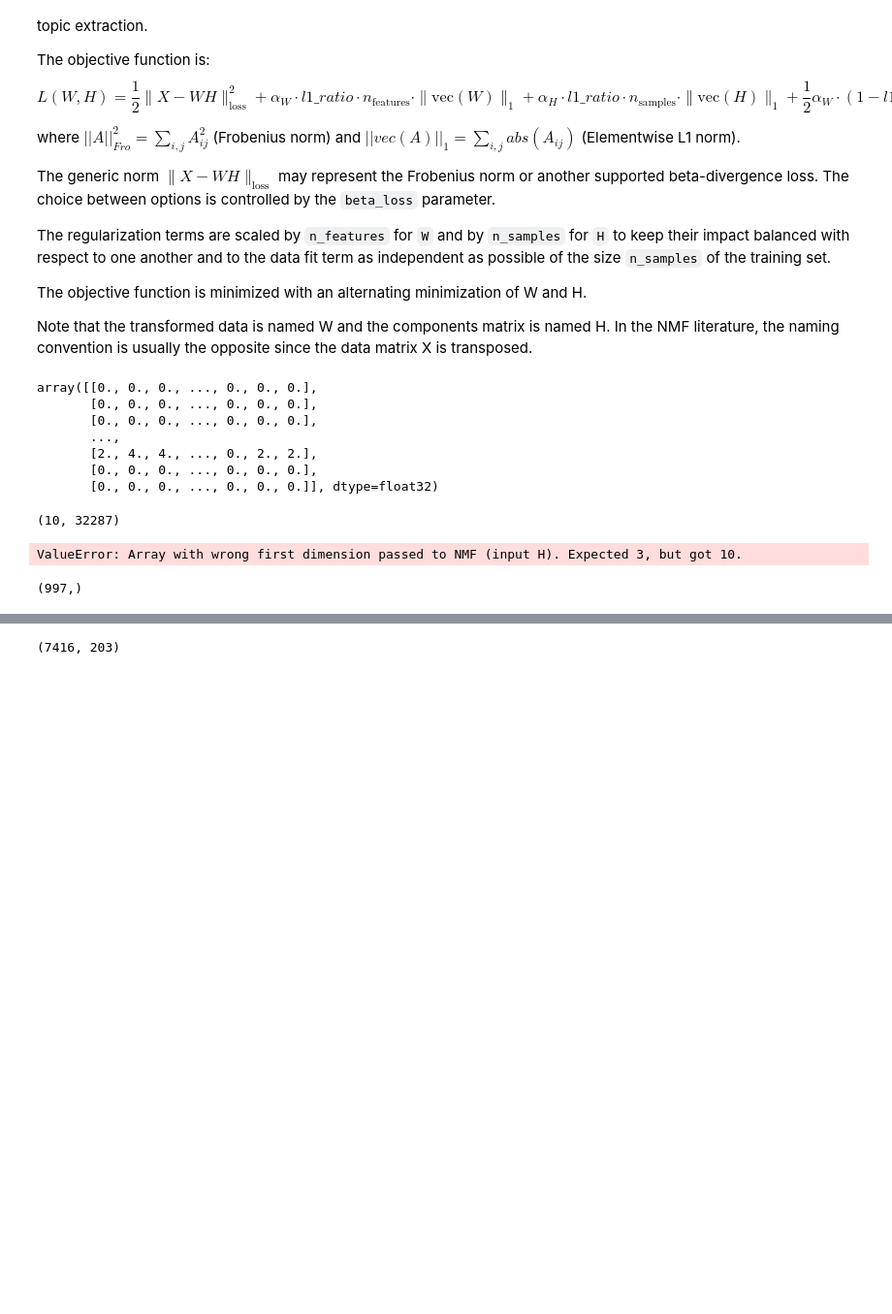
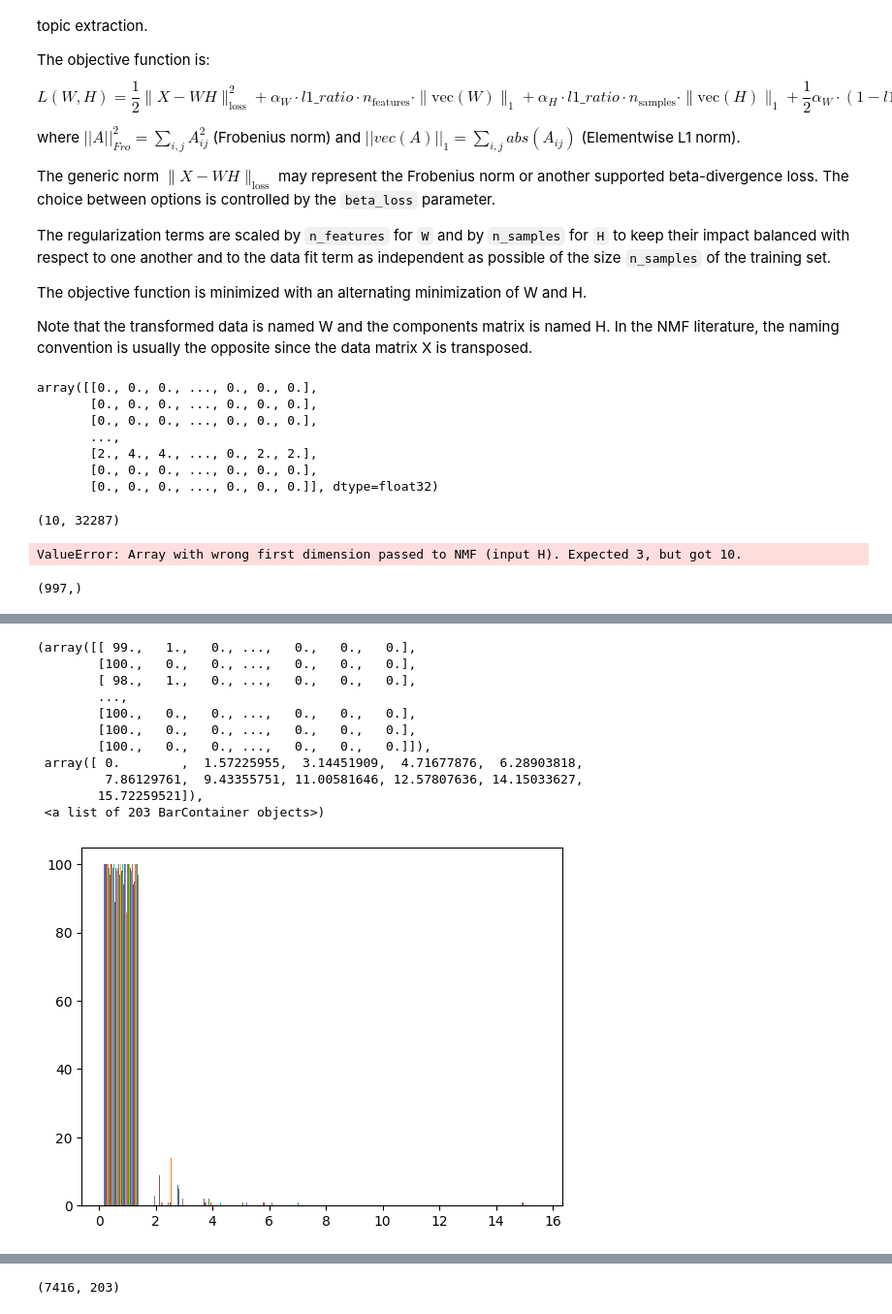
Before and after one commit to egerc/spatial_transcript_inference, a Jupyter notebook: 250128-NMF_Reconstruction.ipynb, the cells around one changed output, grey strips where cells are left out. Shown at 97% size. Saved outputs shown, nothing was run; the diff lists cells and outputs as text; code cells hidden in the pictures; blank space fills up the shorter version.

```diff
--- a/250128-NMF_Reconstruction.ipynb
+++ b/250128-NMF_Reconstruction.ipynb
@@ -354,0 +404,34 @@ W_sp, H_sp, n_iter = non_negative_factorization(X_sp, n_components=10)
+# %%
+@bootstrap(n_iterations=20, sample_size=100)
+def non_negative_factorization_W_H_bootstrapped(data, n_components):
+    return non_negative_factorization(X=data, n_components=n_components)[:2]
+
+
+n_components_range = [int(2 ** x) for x in range(2, 9)]
+#n_components_range = [x for x in range(1, 16)]
+cell_types = set.intersection(set(adata_sc.obs["cluster"]), set(adata_sp.obs["nico_ct"]))
+cell_types = adata_sp.obs['nico_ct'].value_counts()[lambda counts: counts > 200].index.tolist()
+
+nmf_run = {
+    celltype: {
+        str(n_components): non_negative_factorization_W_H_bootstrapped(
+            np.nan_to_num(adata_sp[adata_sp.obs["nico_ct"] == celltype].X.toarray().copy()), n_components=n_components
+        )
+        for n_components in n_components_range
+        }
+    for celltype in tqdm(cell_types)
+}
+
+boxplot_data_reconstruction = {
+    n_components: [
+        [
+            (lambda bootstrap_result: np.sqrt(sklearn.metrics.mean_squared_error(np.nan_to_num(bootstrap_result["sample"]), np.nan_to_num(bootstrap_result["output"][0] @ bootstrap_result["output"][1]))))(
+                bootstrap_result
+            )
+            for bootstrap_result in nmf_run[celltype][str(n_components)]
+        ] for celltype in cell_types
+    ]
+    for n_components in n_components_range
+}
+
+medians_reconstruction = {n_components: [np.median(datapoints) for datapoints in data] for n_components, data in boxplot_data_reconstruction.items()}
@@ -354,0 +524,15 @@ W_sp, H_sp, n_iter = non_negative_factorization(X_sp, n_components=10)
+# %%
+plt.hist(nmf_run["BZE"]["25"][2]["sample"])
+# %% [output]
+(array([[ 99.,   1.,   0., ...,   0.,   0.,   0.],
+        [100.,   0.,   0., ...,   0.,   0.,   0.],
+        [ 98.,   1.,   0., ...,   0.,   0.,   0.],
+        ...,
+        [100.,   0.,   0., ...,   0.,   0.,   0.],
+        [100.,   0.,   0., ...,   0.,   0.,   0.],
+        [100.,   0.,   0., ...,   0.,   0.,   0.]]),
+ array([ 0.        ,  1.57225955,  3.14451909,  4.71677876,  6.28903818,
+         7.86129761,  9.43355751, 11.00581646, 12.57807636, 14.15033627,
+        15.72259521]),
+ <a list of 203 BarContainer objects>)
+[figure, added]
```
Also changed, not shown: parts of 127 cells of this notebook.
